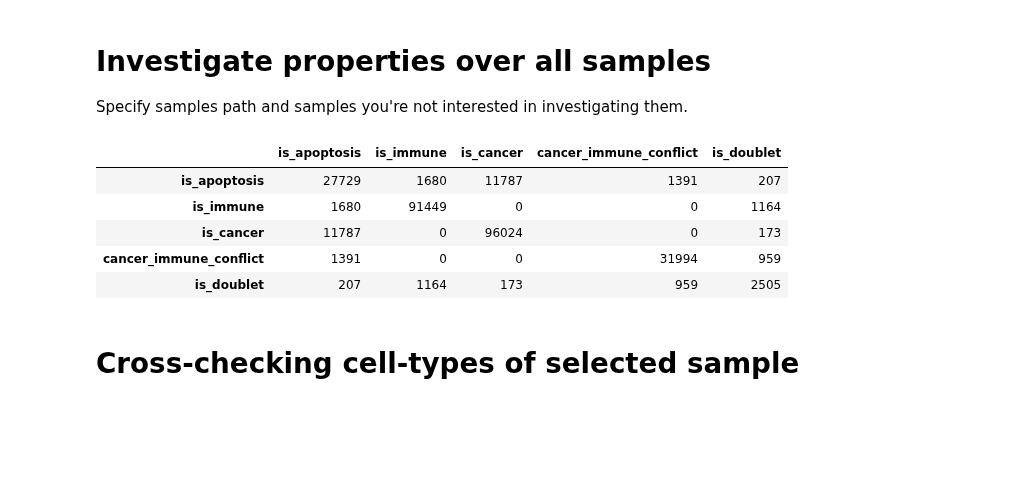
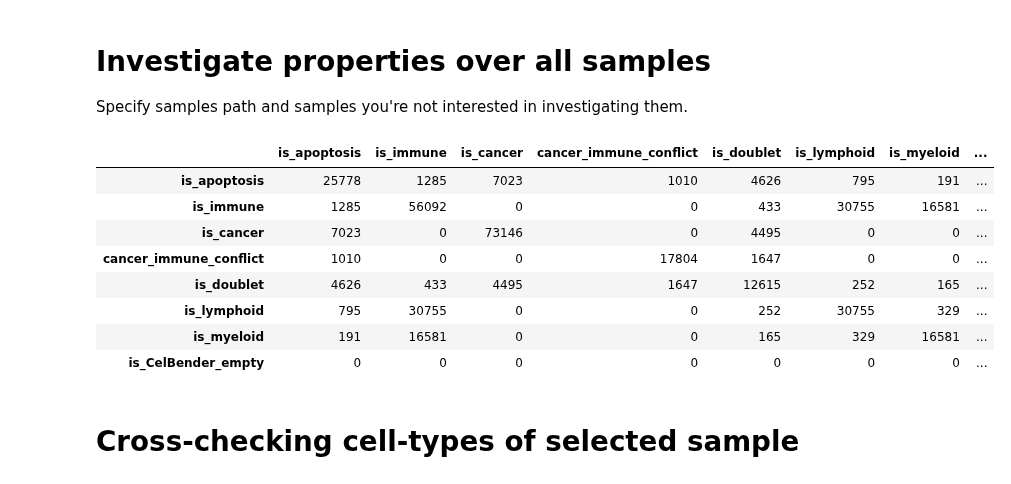
Before and after one commit to ItayShlosberg/classifying-response-to-immunotherapy, a Jupyter notebook: data_analysis/investigate_cells_properties.ipynb, the cells around one changed output. Drawn from its saved outputs; the diff is of its cells as text; code cells hidden in the pictures; blank space fills up the shorter version.

```diff
--- a/data_analysis/investigate_cells_properties.ipynb
+++ b/data_analysis/investigate_cells_properties.ipynb
@@ -30,11 +30,21 @@ from matplotlib.pyplot import figure
 sklearn.__version__
 %matplotlib notebook
 # %%
-def get_informative_df(sample_id):
+def extract_sample(sample_id):
     sample_path = join(SAMPLES_PATH, sample_id, f'{sample_id}.pkl')
-    data = pickle.load(open(sample_path, 'rb'))
-    interesting_properties = ['is_apoptosis', 'is_immune', 'is_cancer', 'cancer_immune_conflict', 'is_doublet']
-    relevant_cells = {key:[cf for cf in data.cells_information if getattr(cf, key)] for key in interesting_properties}
+    rna_sample = pickle.load(open(sample_path, 'rb'))
+    return rna_sample
+
+def get_informative_df(rna_sample):
+    interesting_properties = ['is_apoptosis',
+                              'is_immune',
+                              'is_cancer',
+                              'cancer_immune_conflict',
+                              'is_doublet',
+                              'is_lymphoid',
+                              'is_myeloid',
+                             'is_CelBender_empty']
+    relevant_cells = {key:[cf for cf in rna_sample.cells_information if getattr(cf, key)] for key in interesting_properties}
     n_cells = len(relevant_cells)
     counter = {key1:{key2: 0 for key2 in interesting_properties} for key1 in interesting_properties}
     for prop1 in interesting_properties:
@@ -68,5 +78,7 @@ def check_cross_cell_types(sample_id):
 # Investigate properties of selected sample
 Specify sample name and samples path
 # %%
-SAMPLES_PATH = fr'D:\Technion studies\Keren Laboratory\python_playground\outputs\scrublet\5.12.20'
-sample_id = 'M108'
+SAMPLES_PATH = r'D:\Technion studies\Keren Laboratory\python_playground\outputs\inferCNV\update_runs\dummy'
+sample_id = 'M104'
+
+rna_sample = extract_sample(sample_id)
@@ -83,26 +112,30 @@ get_informative_df(sample_id)
 # Investigate properties over all samples
 Specify samples path and samples you're not interested in investigating them.
 # %%
-SAMPLES_PATH = fr'D:\Technion studies\Keren Laboratory\python_playground\outputs\scrublet\5.12.20'
-not_investigate = ['M133', 'M108']
+SAMPLES_PATH = fr'D:\Technion studies\Keren Laboratory\python_playground\outputs\scrublet\16.12.20_empty_removed'
+not_investigate = []#['M133', 'M108']
 # %%
 samples = [subfolder for subfolder in os.listdir(SAMPLES_PATH) if subfolder.startswith('M') and (not subfolder in not_investigate)]
-all_df = None
-for sample in samples:
+cross_check_df = None
+for sample_id in samples:
 #     print(sample)
-    df = get_informative_df(sample)
-    if all_df is None:
-        all_df = df
+    rna_sample = extract_sample(sample_id)
+    df = get_informative_df(rna_sample)
+    if cross_check_df is None:
+        cross_check_df = df
     else:
-        all_df = all_df.add(df)
+        cross_check_df = cross_check_df.add(df)
 
-all_df
+cross_check_df
 # %% [output]
-|  | is_apoptosis | is_immune | is_cancer | cancer_immune_conflict | is_doublet |
-| is_apoptosis | 27729 | 1680 | 11787 | 1391 | 207 |
-| is_immune | 1680 | 91449 | 0 | 0 | 1164 |
-| is_cancer | 11787 | 0 | 96024 | 0 | 173 |
-| cancer_immune_conflict | 1391 | 0 | 0 | 31994 | 959 |
-| is_doublet | 207 | 1164 | 173 | 959 | 2505 |
+|  | is_apoptosis | is_immune | is_cancer | cancer_immune_conflict | is_doublet | is_lymphoid | is_myeloid | ... |
+| is_apoptosis | 25778 | 1285 | 7023 | 1010 | 4626 | 795 | 191 | ... |
+| is_immune | 1285 | 56092 | 0 | 0 | 433 | 30755 | 16581 | ... |
+| is_cancer | 7023 | 0 | 73146 | 0 | 4495 | 0 | 0 | ... |
+| cancer_immune_conflict | 1010 | 0 | 0 | 17804 | 1647 | 0 | 0 | ... |
+| is_doublet | 4626 | 433 | 4495 | 1647 | 12615 | 252 | 165 | ... |
+| is_lymphoid | 795 | 30755 | 0 | 0 | 252 | 30755 | 329 | ... |
+| is_myeloid | 191 | 16581 | 0 | 0 | 165 | 329 | 16581 | ... |
+| is_CelBender_empty | 0 | 0 | 0 | 0 | 0 | 0 | 0 | ... |
 # %%
 # If you want to save result
```
Also changed, not shown: parts of 6 cells of this notebook, 28 other files.
